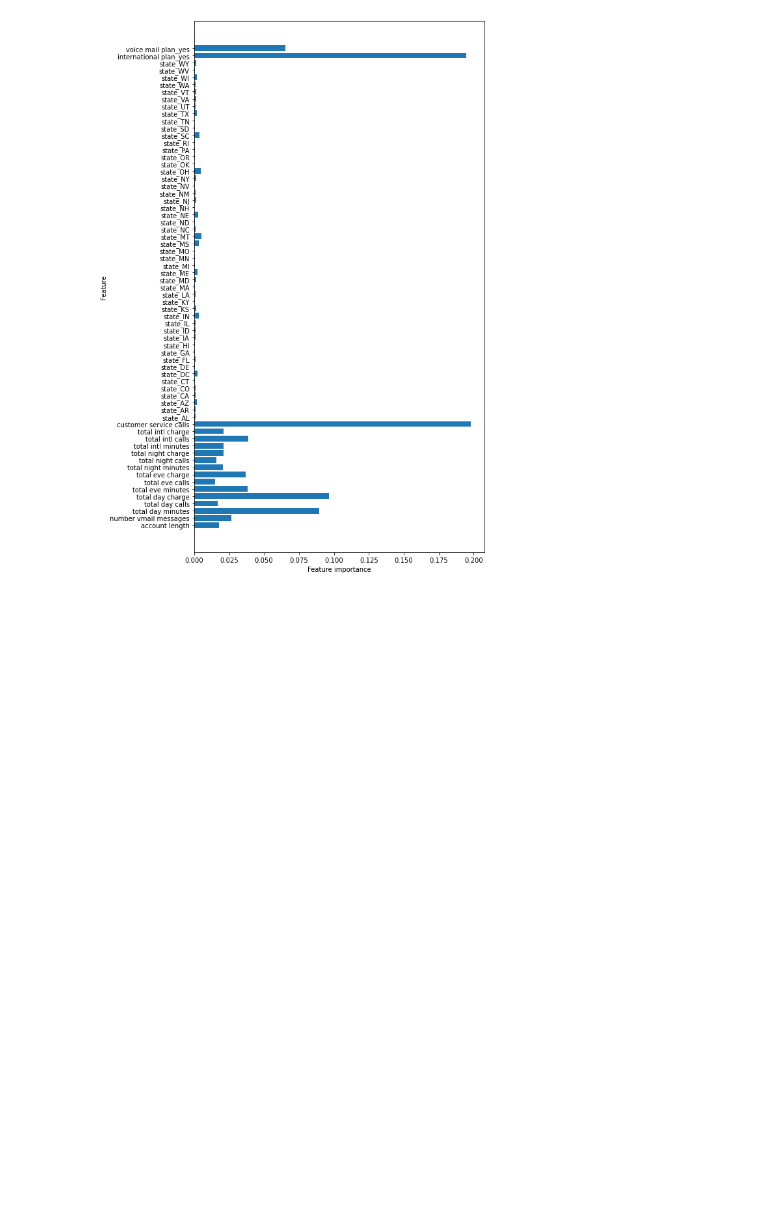
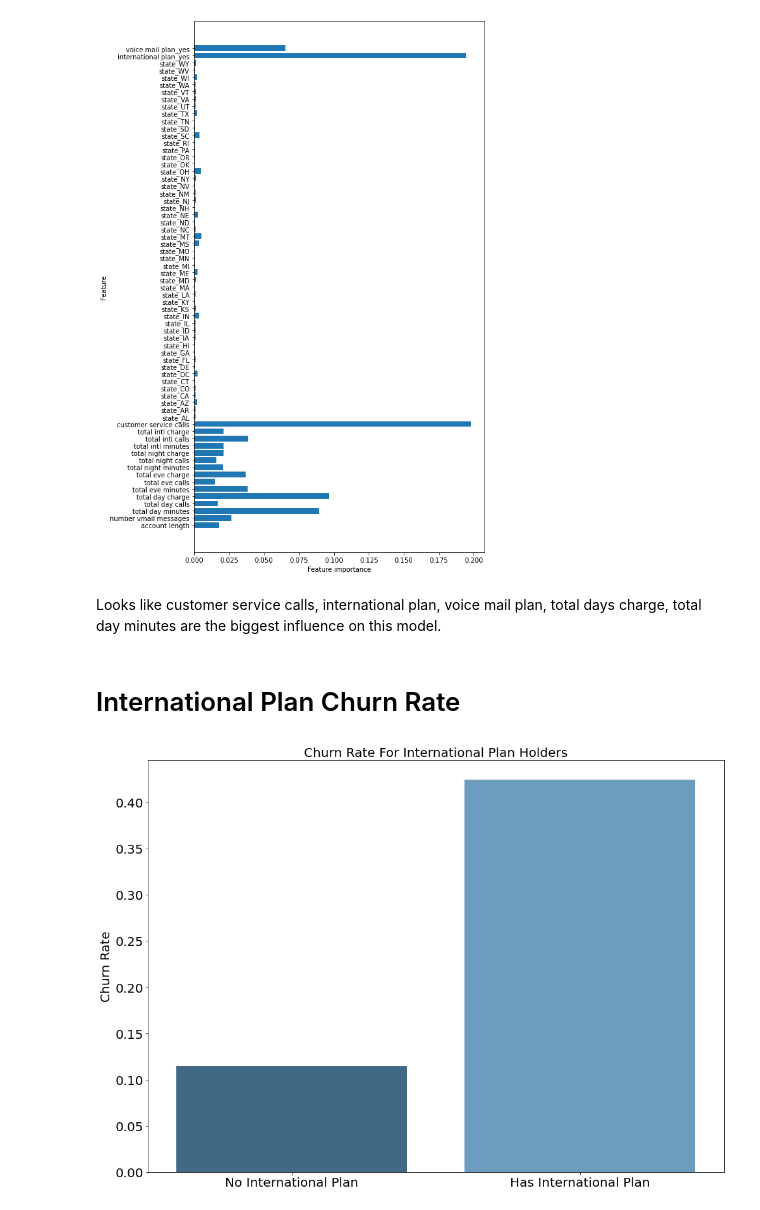
Before and after one commit to howen7/Predictive_Modeling, a Jupyter notebook: notebooks/exploratory/Hunter.ipynb, the cells around one changed output. Saved outputs shown, nothing was run; the diff lists cells and outputs as text; code cells hidden in the pictures; blank space fills up the shorter version.

```diff
--- a/notebooks/exploratory/Hunter.ipynb
+++ b/notebooks/exploratory/Hunter.ipynb
@@ -404,3 +403,22 @@ def plot_feature_importances(model):
 plot_feature_importances(forest2)
 # %% [output]
 [figure]
+# %% [markdown]
+Looks like customer service calls, international plan, voice mail plan, total days charge, total day minutes are the biggest influence on this model.
+# %% [markdown]
+# International Plan Churn Rate
+# %%
+churn_rate_int_plan = df.groupby(['international plan'])['churn'].mean()
+
+fig, ax = plt.subplots(figsize =(14,10))
+sns.barplot(x = churn_rate_int.index, y = churn_rate_int.values, ax = ax, palette = "Blues_d")
+
+plt.title('Churn Rate For International Plan Holders', fontsize = 20)
+plt.xlabel('')
+plt.ylabel('Churn Rate', fontsize = 20)
+
+ax.tick_params(labelsize = 20)
+ax.set_xticklabels(['No International Plan', 'Has International Plan'])
+plt.tight_layout()
+# %% [output]
+[figure, added]
```
Also changed, not shown: parts of 26 cells of this notebook.
